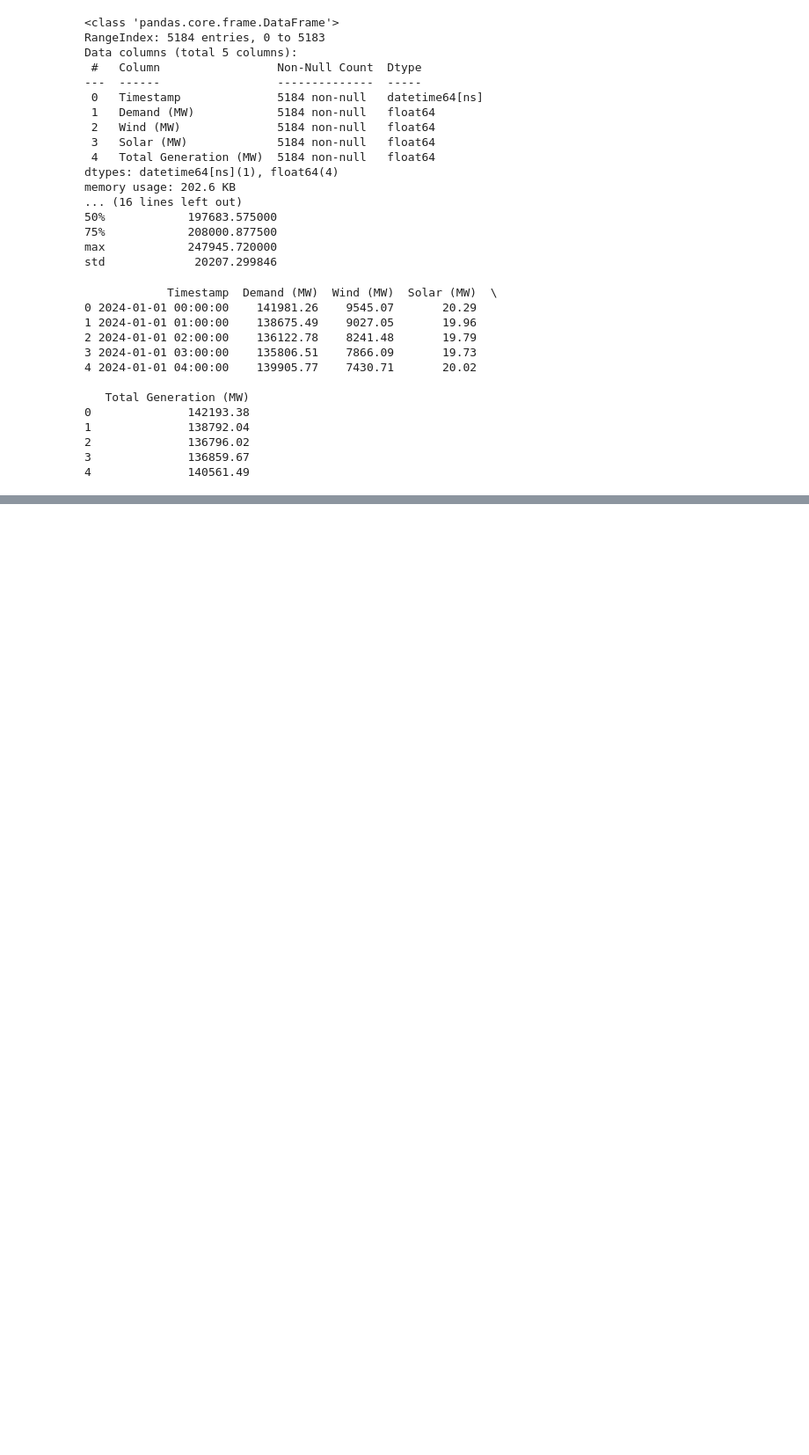
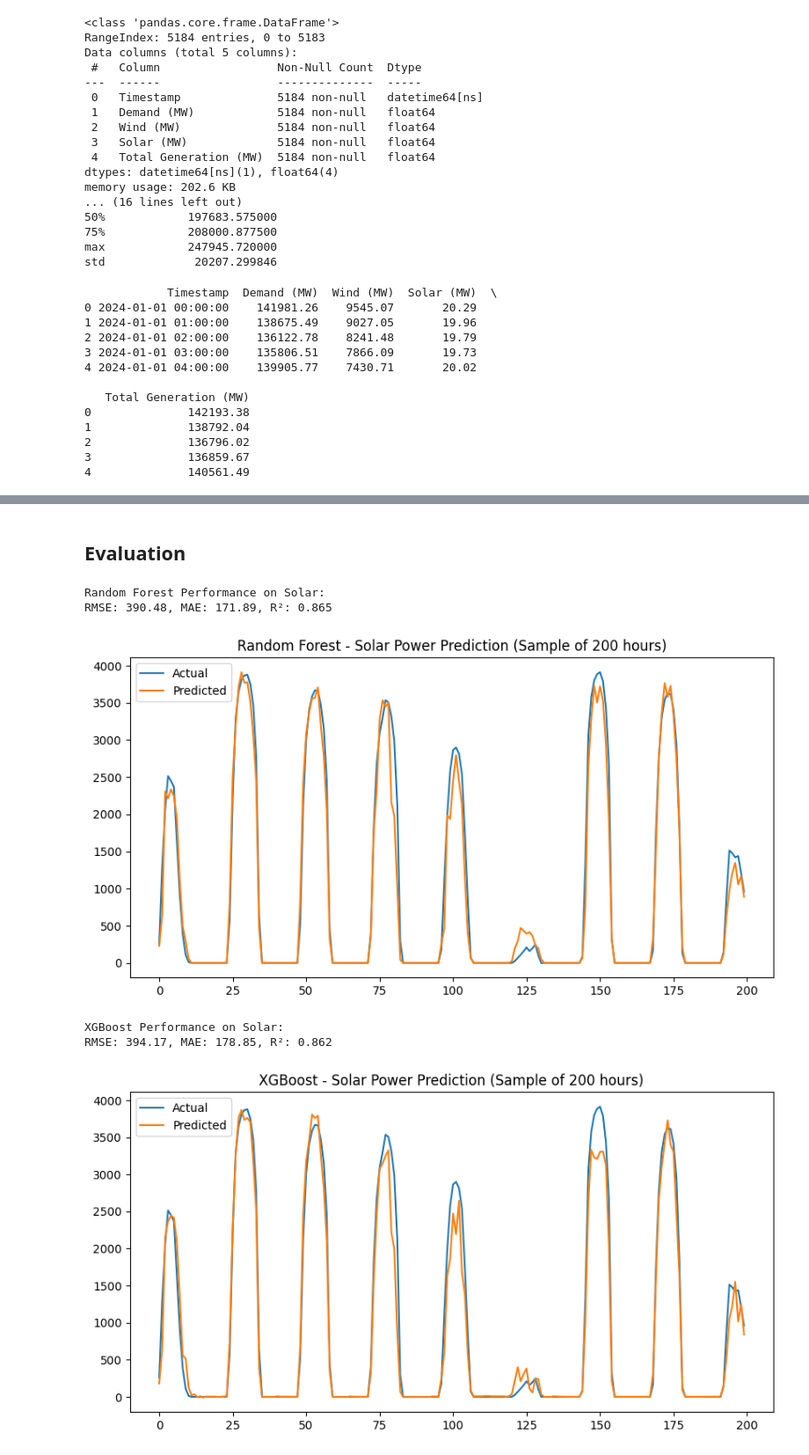
Before and after one commit to Zuhair0000/FYP-Research, a Jupyter notebook: FYP_research.ipynb, the cells around one changed output, grey strips where cells are left out. Shown at 88% size. Drawn from its saved outputs; the diff is of its cells as text; code cells hidden in the pictures; blank space fills up the shorter version.

```diff
--- a/FYP_research.ipynb
+++ b/FYP_research.ipynb
@@ -263,0 +314,9 @@ print(india_df.head())
+# %%
+# --- Scaling ---
+scaler_solar = StandardScaler()
+X_train_solar = scaler_solar.fit_transform(X_train_solar)
+X_test_solar  = scaler_solar.transform(X_test_solar)
+
+scaler_wind = StandardScaler()
+X_train_wind = scaler_wind.fit_transform(X_train_wind)
+X_test_wind  = scaler_wind.transform(X_test_wind)
@@ -263,0 +325,3 @@ print(india_df.head())
+# %%
+rf_solar = RandomForestRegressor(n_estimators=200, random_state=42)
+rf_solar.fit(X_train_solar, y_train_solar)
@@ -263,0 +330,3 @@ print(india_df.head())
+# %%
+xgb_solar = XGBRegressor(n_estimators=200, learning_rate=0.1, max_depth=6, random_state=42)
+xgb_solar.fit(X_train_solar, y_train_solar)
@@ -263,0 +367,15 @@ print(india_df.head())
+# %% [markdown]
+## **Evaluation**
+# %%
+results_ml = []
+# %%
+# Solar
+results_ml.append(evaluate_model(rf_solar,  X_train_solar, y_train_solar, X_test_solar, y_test_solar, "Random Forest", "Solar"))
+results_ml.append(evaluate_model(xgb_solar, X_train_solar, y_train_solar, X_test_solar, y_test_solar, "XGBoost", "Solar"))
+# %% [output]
+Random Forest Performance on Solar:
+RMSE: 390.48, MAE: 171.89, R²: 0.865
+[figure, added]
+XGBoost Performance on Solar:
+RMSE: 394.17, MAE: 178.85, R²: 0.862
+[figure, added]
```
Also changed, not shown: parts of 45 cells of this notebook.
